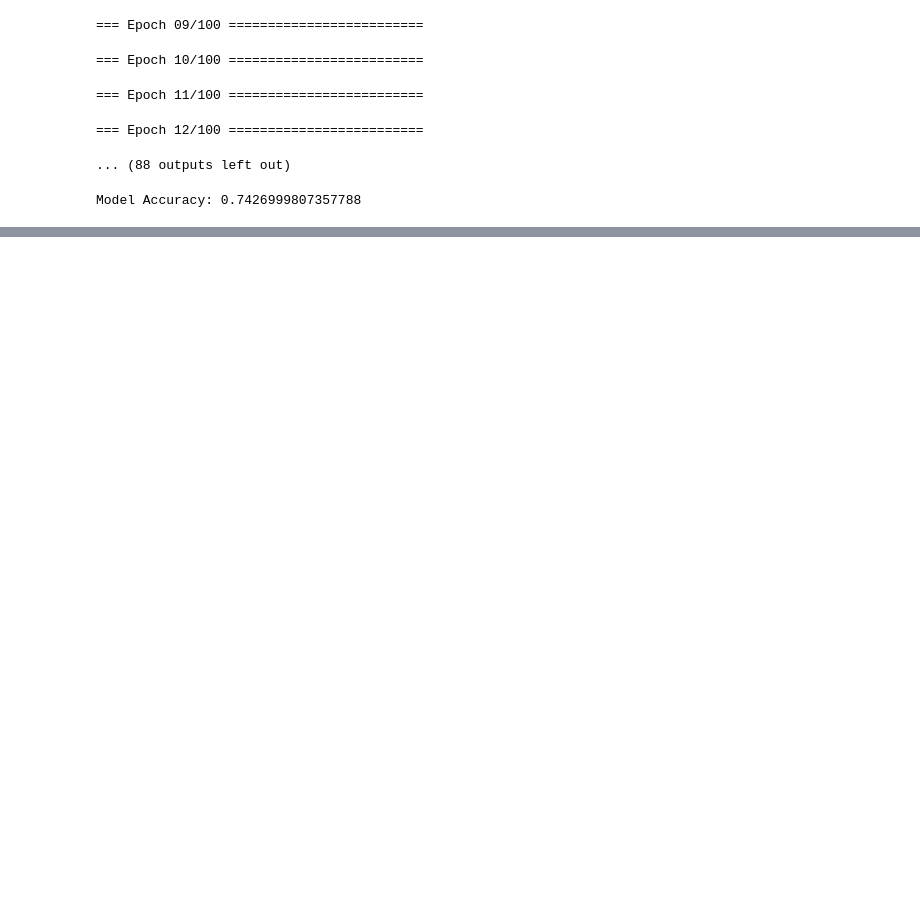
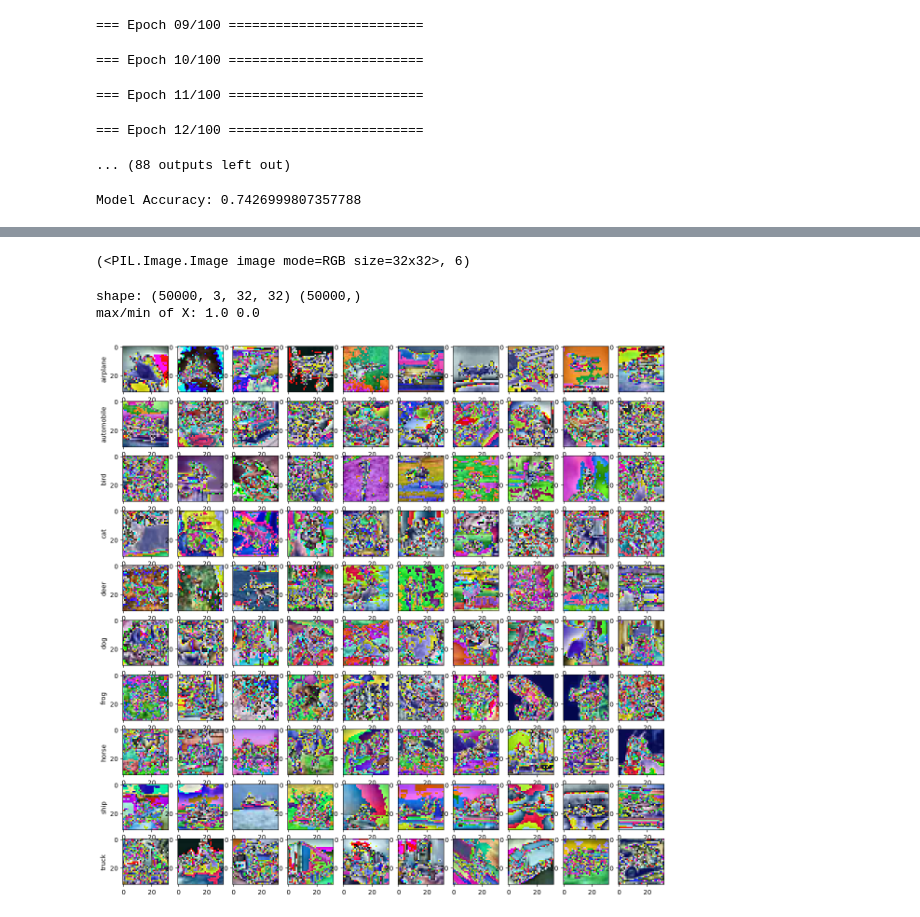
Before and after one commit to gsa-projects/ai-learning-study, a Jupyter notebook: M04_01.ipynb, the cells around one changed output, grey strips where cells are left out. Saved outputs shown, nothing was run; the diff lists cells and outputs as text; code cells hidden in the pictures; blank space fills up the shorter version.

```diff
--- a/M04_01.ipynb
+++ b/M04_01.ipynb
@@ -935,0 +983,13 @@ Model Accuracy: 0.7426999807357788
+# %%
+cifar10 = datasets.CIFAR10(
+    root=data_dir,
+    train=True,
+    download=True,
+    transform=T.Compose([
+        T.ToTensor(),
+        T.Normalize(mean=(0.494, 0.4822, 0.4465), std=(0.247, 0.243, 0.261)),
+        T.ToPILImage()
+    ])
+)
+
+cifar10
@@ -935,0 +1008,34 @@ Model Accuracy: 0.7426999807357788
+# %%
+x, y = next(iter(cifar10))
+x, y
+# %% [output]
+(<PIL.Image.Image image mode=RGB size=32x32>, 6)
+# %%
+X, Y = zip(*list(iter(cifar10)))
+
+# transform의 반환이 Tensor면 -> [50000 3 32 32]
+# X = np.array([x.numpy() for x in X])
+
+# transform의 반환이 Pillow Image면 -> [50000 32 32 3]
+X = (np.array([np.asarray(x) for x in X]) / 255).transpose(0, 3, 1, 2)
+
+Y = np.array(Y)
+
+print("shape:", X.shape, Y.shape)
+print("max/min of X:", X.max(), X.min())
+# %% [output]
+shape: (50000, 3, 32, 32) (50000,)
+max/min of X: 1.0 0.0
+# %%
+fig, ax = plt.subplots(len(cifar10.classes), 10, figsize=(15, len(cifar10.classes) * 1.5))
+
+for i in range(ax.shape[0]):
+    ax[i, 0].set_ylabel(cifar10.classes[i])
+    indices = np.where(Y == i)[0]
+
+    for j in range(ax.shape[1]):
+        ax[i, j].imshow(X[indices[j]].transpose(1, 2, 0))
+
+plt.show()
+# %% [output]
+[figure, added]
```
Also changed, not shown: parts of 17 cells of this notebook.
